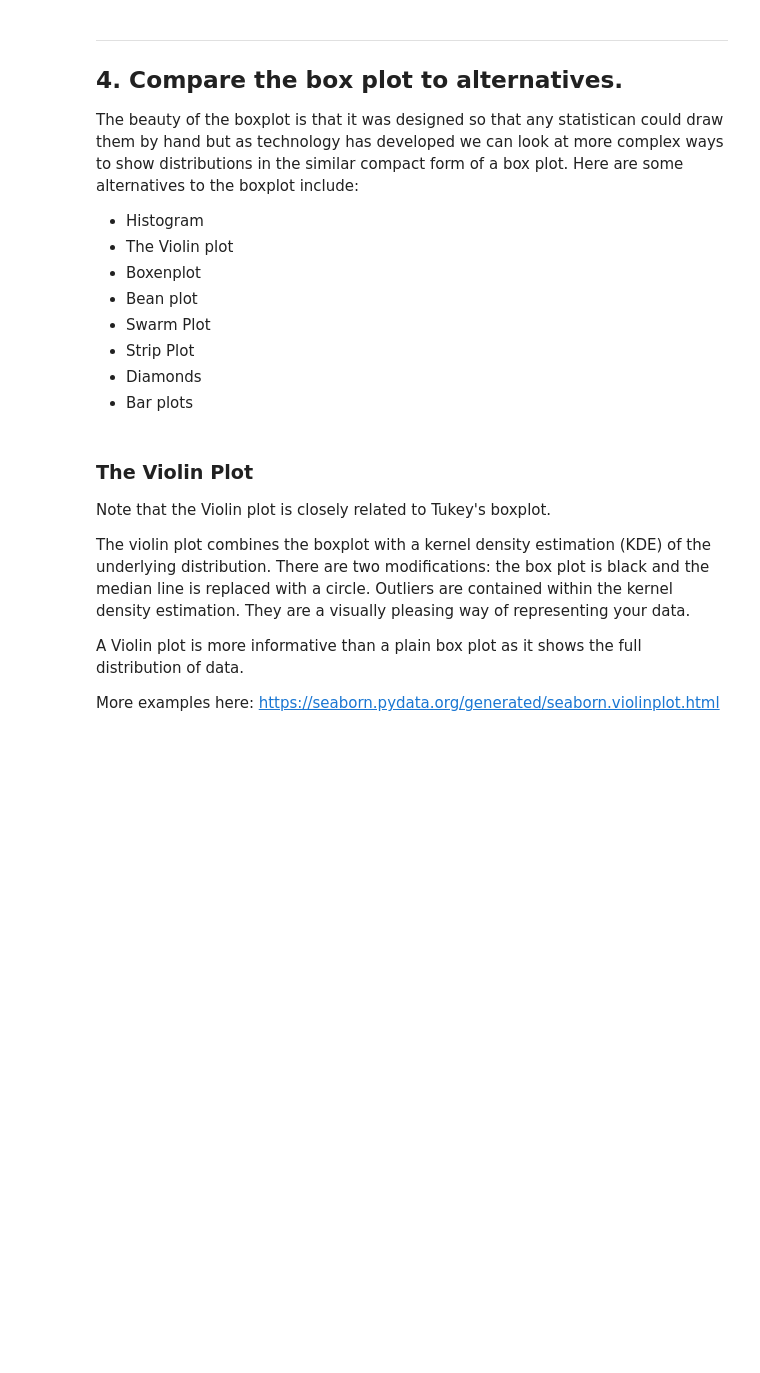
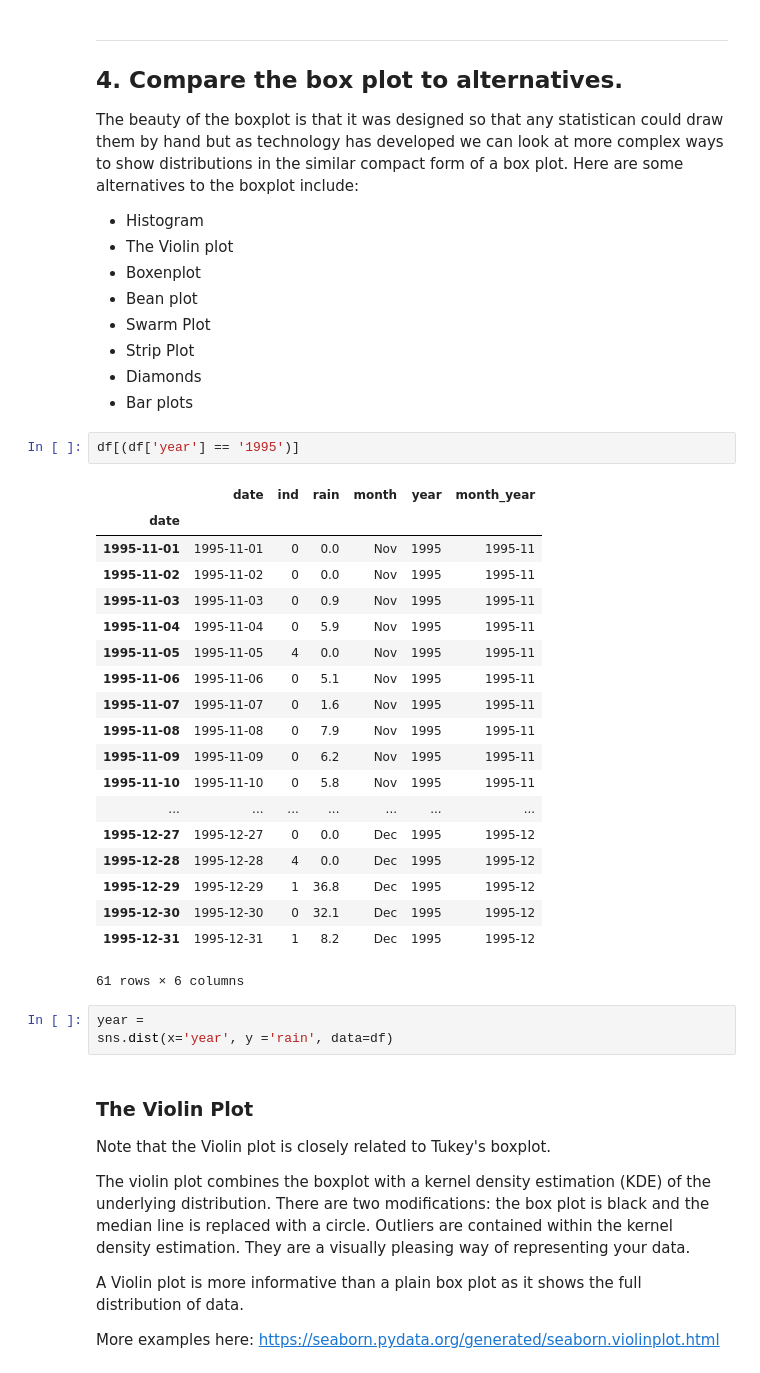
Before and after one commit to RitRa/Box-Plot-Project, a Jupyter notebook: Box Plot Project.ipynb, the cells around one changed output. Saved outputs shown, nothing was run; the diff lists cells and outputs as text; blank space fills up the shorter version.

```diff
--- a/Box Plot Project.ipynb
+++ b/Box Plot Project.ipynb
@@ -223,6 +225,31 @@ Here are some alternatives to the boxplot include:
 - Strip Plot
 - Diamonds
 - Bar plots
+# %%
+df[(df['year'] == '1995')]
+# %% [output]
+|  | date | ind | rain | month | year | month_year |
+| date |  |  |  |  |  |  |
+| 1995-11-01 | 1995-11-01 | 0 | 0.0 | Nov | 1995 | 1995-11 |
+| 1995-11-02 | 1995-11-02 | 0 | 0.0 | Nov | 1995 | 1995-11 |
+| 1995-11-03 | 1995-11-03 | 0 | 0.9 | Nov | 1995 | 1995-11 |
+| 1995-11-04 | 1995-11-04 | 0 | 5.9 | Nov | 1995 | 1995-11 |
+| 1995-11-05 | 1995-11-05 | 4 | 0.0 | Nov | 1995 | 1995-11 |
+| 1995-11-06 | 1995-11-06 | 0 | 5.1 | Nov | 1995 | 1995-11 |
+| 1995-11-07 | 1995-11-07 | 0 | 1.6 | Nov | 1995 | 1995-11 |
+| 1995-11-08 | 1995-11-08 | 0 | 7.9 | Nov | 1995 | 1995-11 |
+| 1995-11-09 | 1995-11-09 | 0 | 6.2 | Nov | 1995 | 1995-11 |
+| 1995-11-10 | 1995-11-10 | 0 | 5.8 | Nov | 1995 | 1995-11 |
+| ... | ... | ... | ... | ... | ... | ... |
+| 1995-12-27 | 1995-12-27 | 0 | 0.0 | Dec | 1995 | 1995-12 |
+| 1995-12-28 | 1995-12-28 | 4 | 0.0 | Dec | 1995 | 1995-12 |
+| 1995-12-29 | 1995-12-29 | 1 | 36.8 | Dec | 1995 | 1995-12 |
+| 1995-12-30 | 1995-12-30 | 0 | 32.1 | Dec | 1995 | 1995-12 |
+| 1995-12-31 | 1995-12-31 | 1 | 8.2 | Dec | 1995 | 1995-12 |
+61 rows × 6 columns
+# %%
+year =
+sns.dist(x='year', y ='rain', data=df)
 # %% [markdown]
 ### The Violin Plot
 
```
Also changed, not shown: parts of 3 cells of this notebook.
